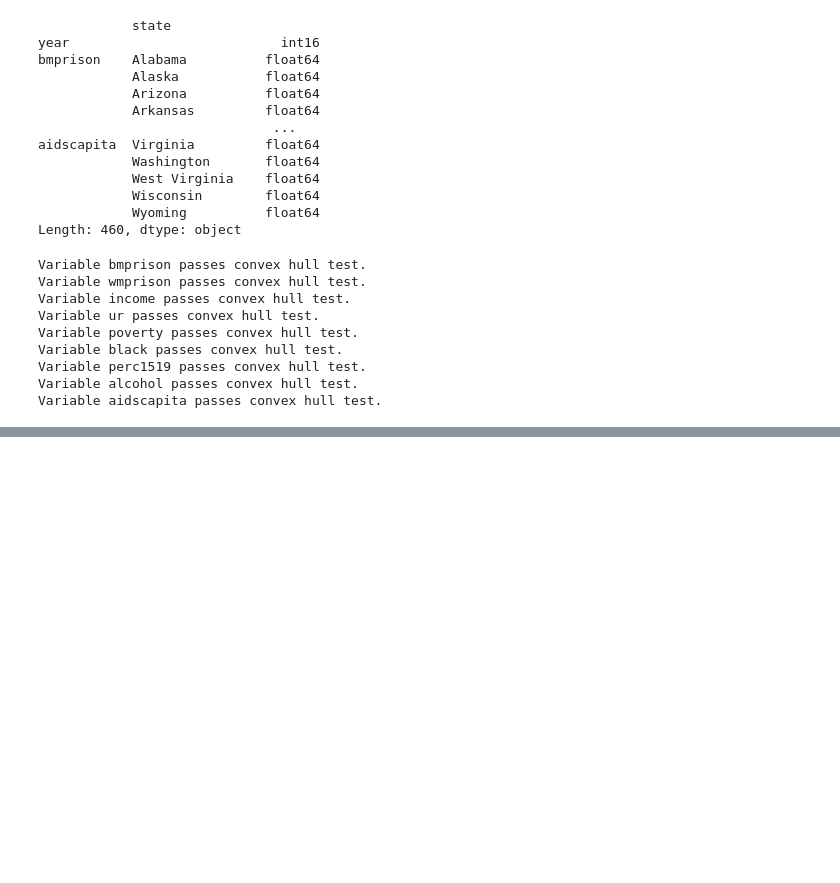
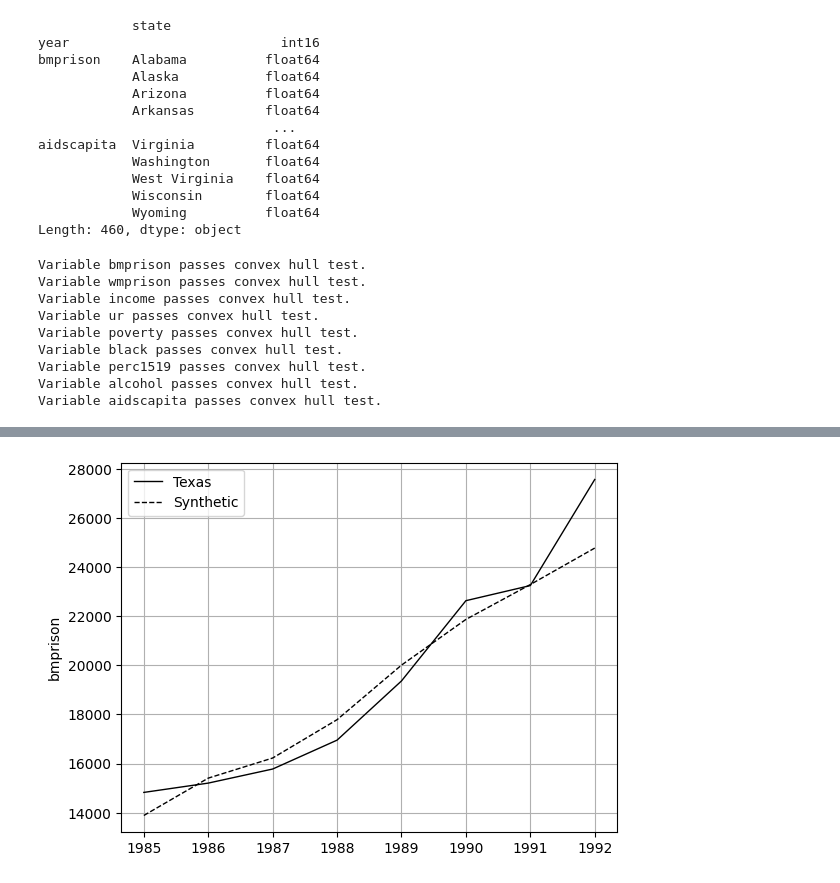
Before and after one commit to Thangwasd123/learning_stats, a Jupyter notebook: Learning_SCM/Toy_dataset_SCM.ipynb, the cells around one changed output, grey strips where cells are left out. Cells and saved outputs as stored; diff of their text form; code cells hidden in the pictures; blank space fills up the shorter version.

```diff
--- a/Learning_SCM/Toy_dataset_SCM.ipynb
+++ b/Learning_SCM/Toy_dataset_SCM.ipynb
@@ -115,0 +121,20 @@ Variable aidscapita passes convex hull test.
+# %%
+control_states = predictors.copy()
+
+dataprep = Dataprep(
+    foo = df,
+    predictors = variables,
+    predictors_op = "mean",
+    dependent = "bmprison",
+    unit_variable = "state",
+    time_variable = "year",
+    treatment_identifier = "Texas",
+    controls_identifier = control_states,
+    time_predictors_prior = range(1985, 1993),
+    time_optimize_ssr = range(1985,1993),
+    special_predictors=[
+        ("bmprison", range(1985, 1990), "mean"),
+        ("bmprison", range(1990, 1993), "mean"),
+    ],)
+synth = Synth()
+synth.fit(dataprep = dataprep)
@@ -115,0 +166,4 @@ Variable aidscapita passes convex hull test.
+# %%
+synth.path_plot()
+# %% [output]
+[figure, added]
```
Also changed, not shown: parts of 8 cells of this notebook.
